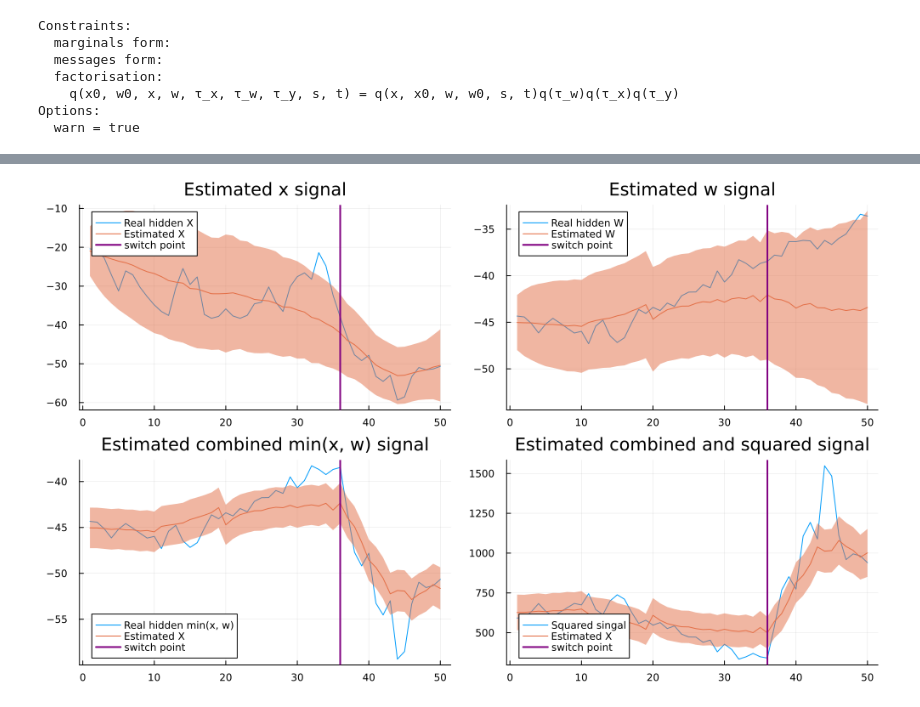
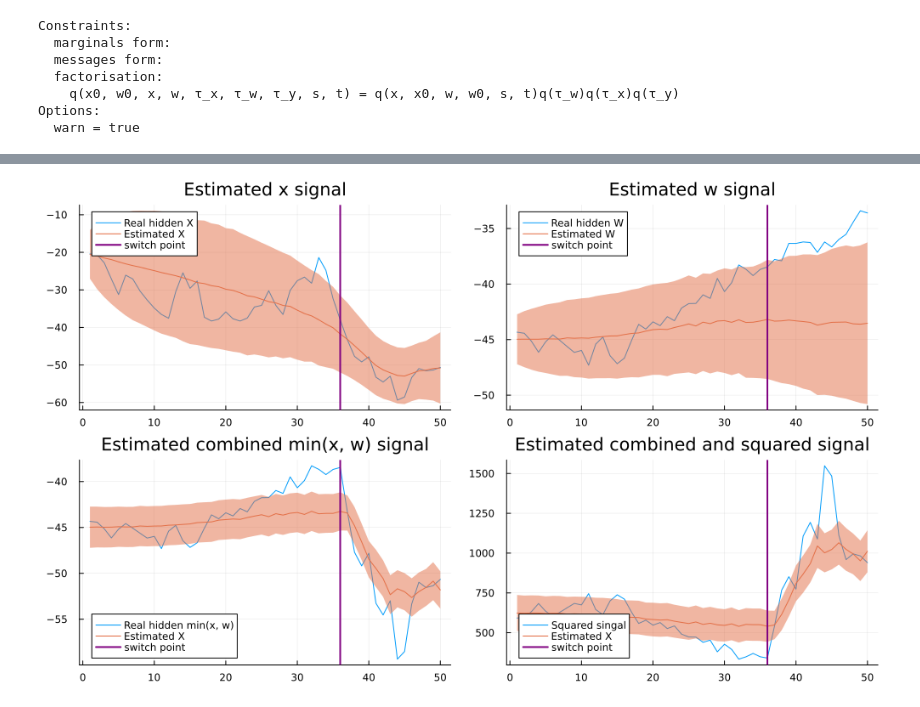
Before and after one commit to biaslab/CVMP, a Jupyter notebook: demos/ccmp_stuck_deterministic.ipynb, the cells around one changed output, grey strips where cells are left out. Cells and saved outputs as stored; diff of their text form; code cells hidden in the pictures.

```diff
--- a/demos/ccmp_stuck_deterministic.ipynb
+++ b/demos/ccmp_stuck_deterministic.ipynb
@@ -49,6 +52,10 @@ plot(pl, pr)
 # %% [output]
 [figure]
 # %%
+function square(x)
+    return (ref_point - x)^2
+end
+
 @model function identification_problem(f, g, n, m_x_0, τ_x_0, a_x, b_x, m_w_0, τ_w_0, a_w, b_w, a_y, b_y)
 
     x0 ~ Normal(mean = m_x_0, precision = τ_x_0)
@@ -144,6 +151,6 @@ result = inference(
     constraints = constraints,
     initmessages = imessages,
     initmarginals = imarginals,
-    iterations = 30
+    iterations = 100
 )
 # %% [output]
@@ -153,33 +177,34 @@ Inference results:
 τ_x_marginals = result.posteriors[:τ_x]
 τ_w_marginals = result.posteriors[:τ_w]
 τ_y_marginals = result.posteriors[:τ_y]
 
 tmarginals = result.posteriors[:t]
 smarginals = result.posteriors[:s]
 xmarginals = result.posteriors[:x]
-wmarginals = result.posteriors[:w];
+wmarginals = result.posteriors[:w]
 
 pxx = plot(legend = :topleft, title = "Estimated x signal")
 pxw = plot(legend = :topleft, title = "Estimated w signal")
 pxs = plot(legend = :bottomleft, title = "Estimated combined min(x, w) signal")
 pxt = plot(legend = :bottomleft, title = "Estimated combined and squared signal")
 
 pxx = plot!(pxx, real_x, label = "Real hidden X")
 pxx = plot!(pxx, mean.(xmarginals[end]), ribbon = 2 * sqrt.(var.(xmarginals[end])), label = "Estimated X")
 vline!([swith_point], linewidth=2, label="switch point", color = :purple)
 
 pxw = plot!(pxw, real_w, label = "Real hidden W")
 pxw = plot!(pxw, mean.(wmarginals[end]), ribbon = 2 * sqrt.(var.(wmarginals[end])), label = "Estimated W")
 vline!([swith_point], linewidth=2, label="switch point", color = :purple)
 
 pxs = plot!(pxs, real_f, label = "Real hidden min(x, w)")
 pxs = plot!(pxs, mean.(smarginals[end]), ribbon = 2 * sqrt.(var.(smarginals[end])), label = "Estimated X")
 vline!([swith_point], linewidth=2, label="switch point", color = :purple)
 
 pxt = plot!(pxt, real_g, label = "Squared singal")
 pxt = plot!(pxt, mean.(tmarginals[end]), ribbon = 2 * sqrt.(var.(tmarginals[end])), label = "Estimated X")
 vline!([swith_point], linewidth=2, label="switch point", color = :purple)
 
-plot(pxx, pxw, pxs, pxt, size = (1000, 600))
+p = plot(pxx, pxw, pxs, pxt, size = (1000, 600))
+# savefig(p,"minimal_results.tex")
 # %% [output]
-[figure, old version]
+[figure, new version]
```
Also changed, not shown: parts of 3 cells of this notebook, 1 other file.
